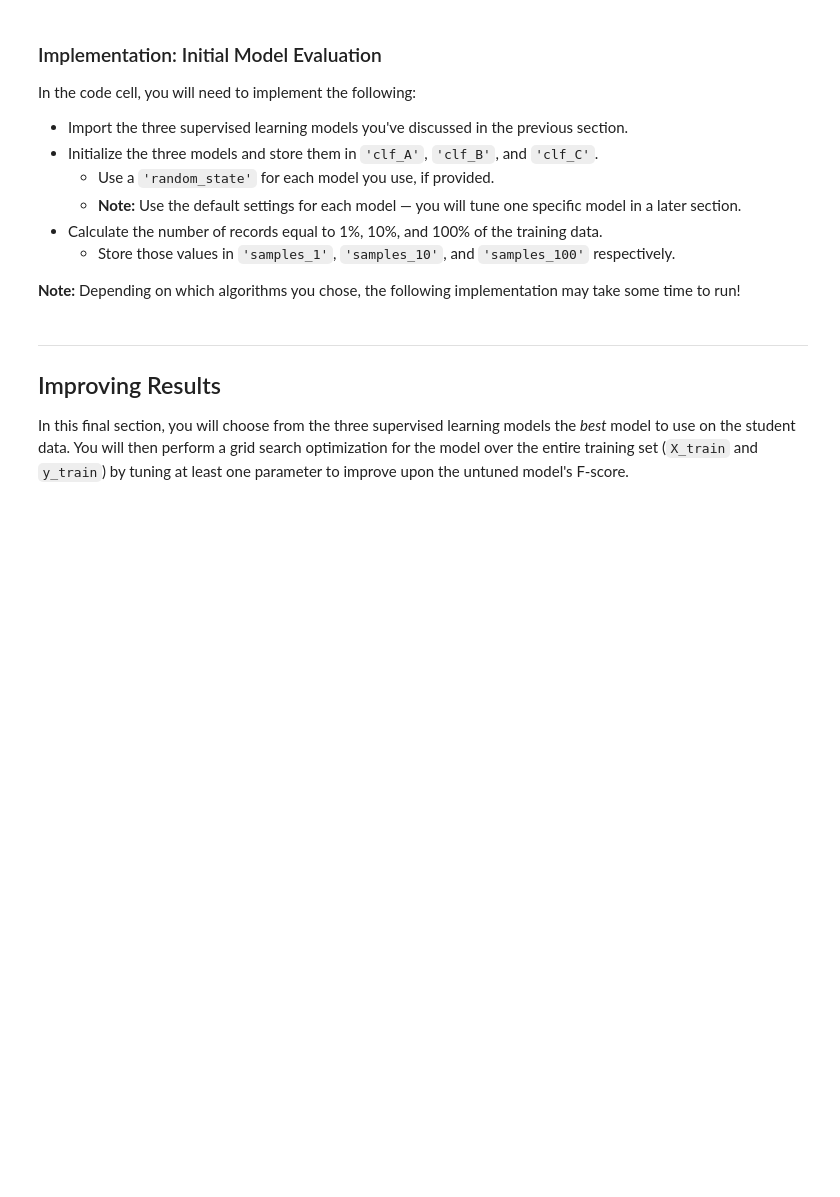
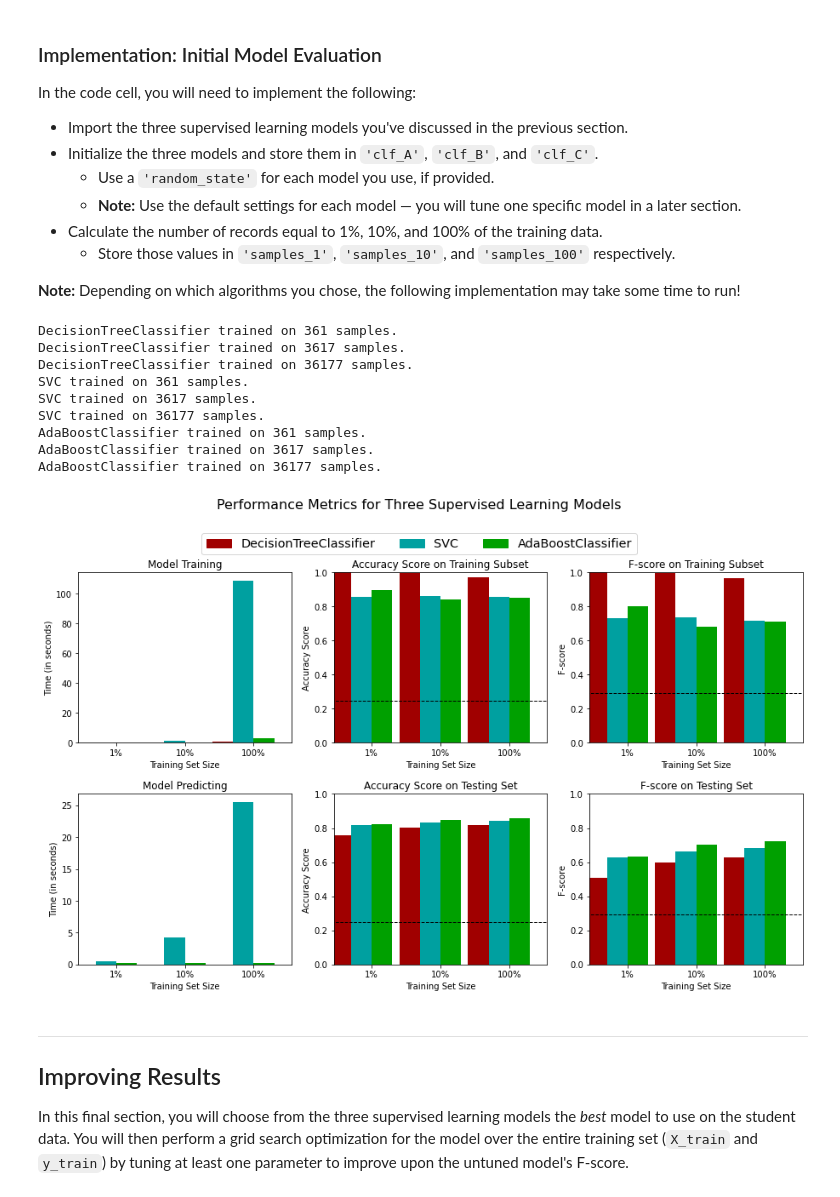
Before and after one commit to dorottyawinter/finding_donors, a Jupyter notebook: finding_donors.ipynb, the cells around one changed output. Saved outputs shown, nothing was run; the diff lists cells and outputs as text; code cells hidden in the pictures; blank space fills up the shorter version.

Commit message:
feat: implement and evaluate models

```diff
--- a/finding_donors.ipynb
+++ b/finding_donors.ipynb
@@ -329,32 +383,46 @@ In the code cell, you will need to implement the following:
 
 **Note:** Depending on which algorithms you chose, the following implementation may take some time to run!
 # %%
-# TODO: Import the three supervised learning models from sklearn
+# Import the three supervised learning models from sklearn
+from sklearn.tree import DecisionTreeClassifier
+from sklearn.svm import SVC
+from sklearn.ensemble import AdaBoostClassifier
 
-# TODO: Initialize the three models
-clf_A = None
-clf_B = None
-clf_C = None
+# Initialize the three models
+clf_A = DecisionTreeClassifier(random_state=42)
+clf_B = SVC(random_state=42)
+clf_C = AdaBoostClassifier(random_state=42)
 
-# TODO: Calculate the number of samples for 1%, 10%, and 100% of the training data
+# Calculate the number of samples for 1%, 10%, and 100% of the training data
 # HINT: samples_100 is the entire training set i.e. len(y_train)
 # HINT: samples_10 is 10% of samples_100 (ensure to set the count of the values to be `int` and not `float`)
 # HINT: samples_1 is 1% of samples_100 (ensure to set the count of the values to be `int` and not `float`)
-samples_100 = None
-samples_10 = None
-samples_1 = None
+samples_100 = len(y_train)
+samples_10 = int(samples_100 / 10)
+samples_1 = int(samples_100 / 100)
 
 # Collect results on the learners
 results = {}
 for clf in [clf_A, clf_B, clf_C]:
     clf_name = clf.__class__.__name__
     results[clf_name] = {}
     for i, samples in enumerate([samples_1, samples_10, samples_100]):
         results[clf_name][i] = \
         train_predict(clf, samples, X_train, y_train, X_test, y_test)
 
 # Run metrics visualization for the three supervised learning models chosen
 vs.evaluate(results, accuracy, fscore)
+# %% [output]
+DecisionTreeClassifier trained on 361 samples.
+DecisionTreeClassifier trained on 3617 samples.
+DecisionTreeClassifier trained on 36177 samples.
+SVC trained on 361 samples.
+SVC trained on 3617 samples.
+SVC trained on 36177 samples.
+AdaBoostClassifier trained on 361 samples.
+AdaBoostClassifier trained on 3617 samples.
+AdaBoostClassifier trained on 36177 samples.
+[figure, added]
 # %% [markdown]
 ----
 ## Improving Results
```
Also changed, not shown: parts of 4 cells of this notebook.
